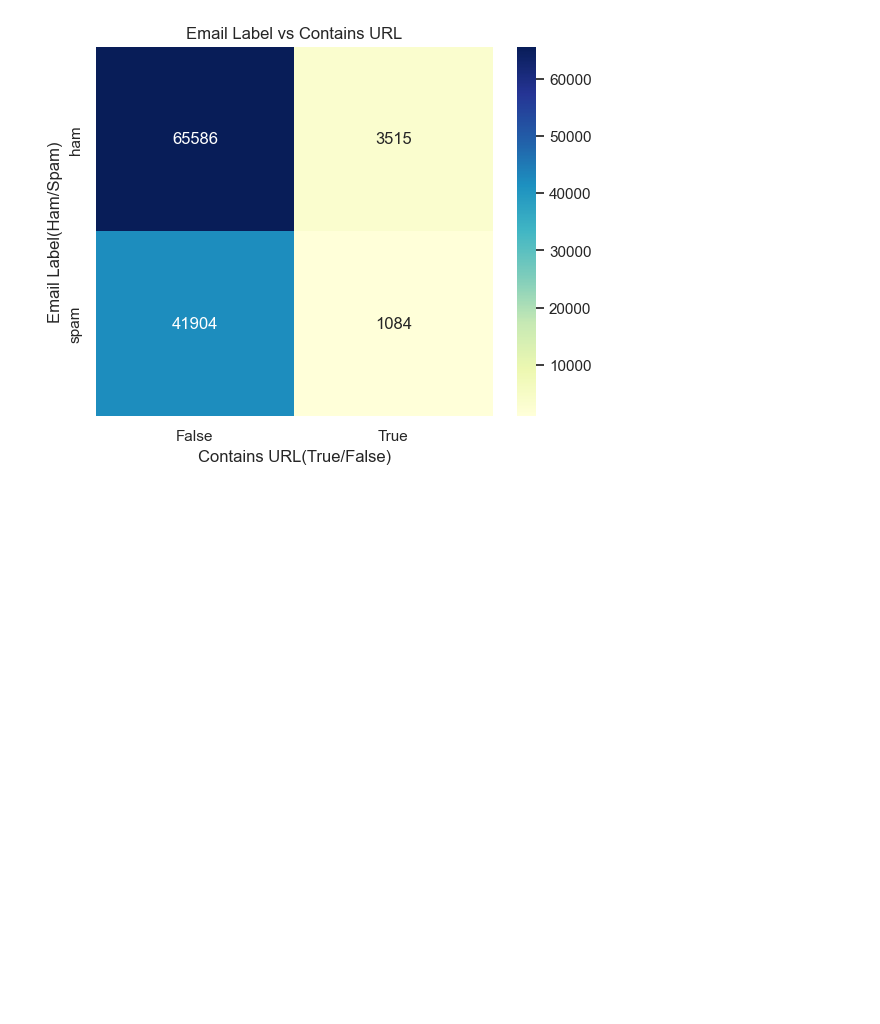
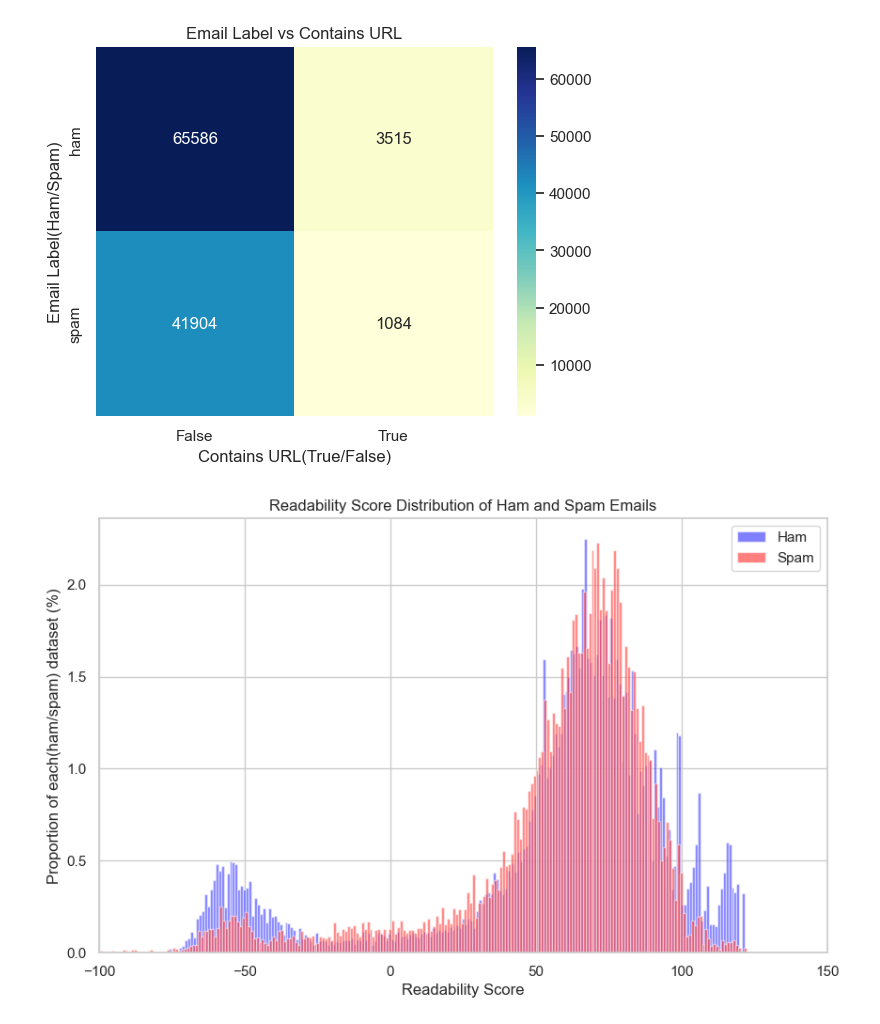
Before and after one commit to KnightChaser/AIPP4Collegers, a Jupyter notebook: dataset/datasetVisualization.ipynb, the cells around one changed output. Saved outputs shown, nothing was run; the diff lists cells and outputs as text; code cells hidden in the pictures; blank space fills up the shorter version.

Commit message:
Add more charts about the dataset

```diff
--- a/dataset/datasetVisualization.ipynb
+++ b/dataset/datasetVisualization.ipynb
@@ -150,3 +150,56 @@ plt.title("Email Label vs Contains URL")
 plt.show()
 # %% [output]
 [figure]
+# %%
+# Readability score is a measure of how easy a piece of text is to read and understand.
+# It is calculated based on the average number of syllables per word and the average number of words per sentence.
+# This diagram shows the distribution of readability scores for ham and spam emails.
+import pandas as pd
+import matplotlib.pyplot as plt
+import textstat
+
+# Sample DataFrame
+data = {
+    "text": df["text"],
+    "label": df["label"]
+}
+
+df = pd.DataFrame(data)
+
+# Function to calculate readability score for each email text
+def calculate_readability(text):
+    return textstat.flesch_reading_ease(text)
+
+# Apply readability score calculation to the DataFrame
+df["readability_score"] = df["text"].apply(calculate_readability)
+
+ham_emails = df[df["label"] == "ham"]
+spam_emails = df[df["label"] == "spam"]
+
+# Calculate relative frequency for readability score distribution of ham emails
+ham_histogram, bins = np.histogram(ham_emails["readability_score"], bins=3000)
+total_ham_emails = len(ham_emails)
+ham_histogram_percentage = (ham_histogram / total_ham_emails) * 100
+
+# Calculate relative frequency for readability score distribution of spam emails
+spam_histogram, _ = np.histogram(spam_emails["readability_score"], bins=bins)
+total_spam_emails = len(spam_emails)
+spam_histogram_percentage = (spam_histogram / total_spam_emails) * 100
+
+# Plot histograms for readability score distribution of ham and spam emails
+plt.figure(figsize=(10, 6))
+plt.bar(bins[:-1], ham_histogram_percentage, width=(bins[1]-bins[0]), alpha=0.5, color="blue", label="Ham")
+plt.bar(bins[:-1], spam_histogram_percentage, width=(bins[1]-bins[0]), alpha=0.5, color="red", label="Spam", align='edge')
+plt.title("Readability Score Distribution of Ham and Spam Emails")
+plt.xlabel("Readability Score")
+plt.xlim(-100, 150)
+plt.ylabel("Proportion of each(ham/spam) dataset (%)")
+plt.legend()
+plt.grid(True)
+plt.show()
+
+# As a result, there was no significant difference in readability score between ham and spam emails.
+# However, ham emails have a higher proportion of emails with a extremely low and high readability score compared to spam emails.
+# (Almost 2 ~ 3 times)
+# %% [output]
+[figure, added]
```
Also changed, not shown: parts of 5 cells of this notebook.
